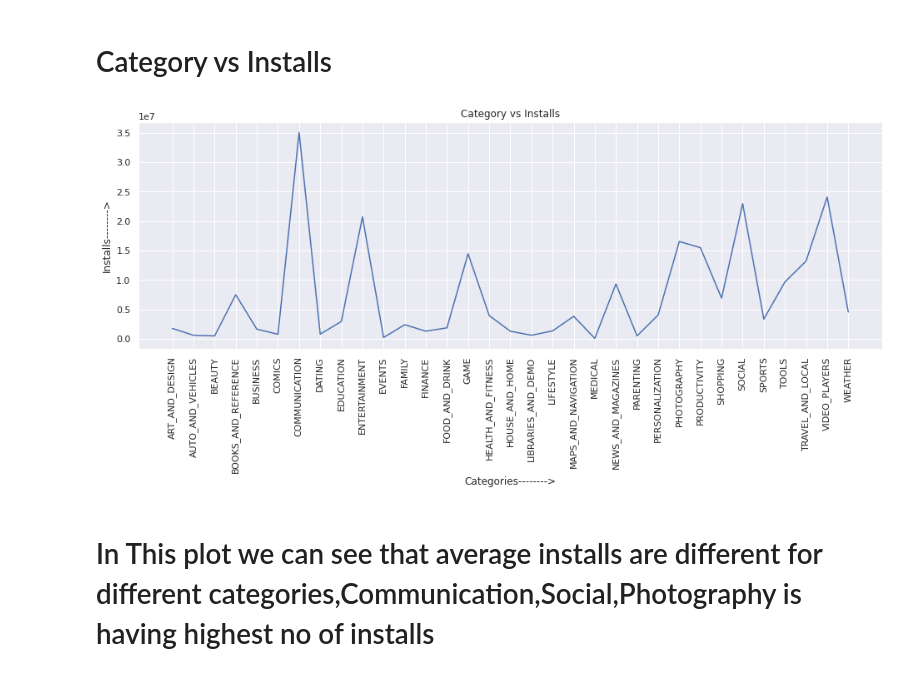
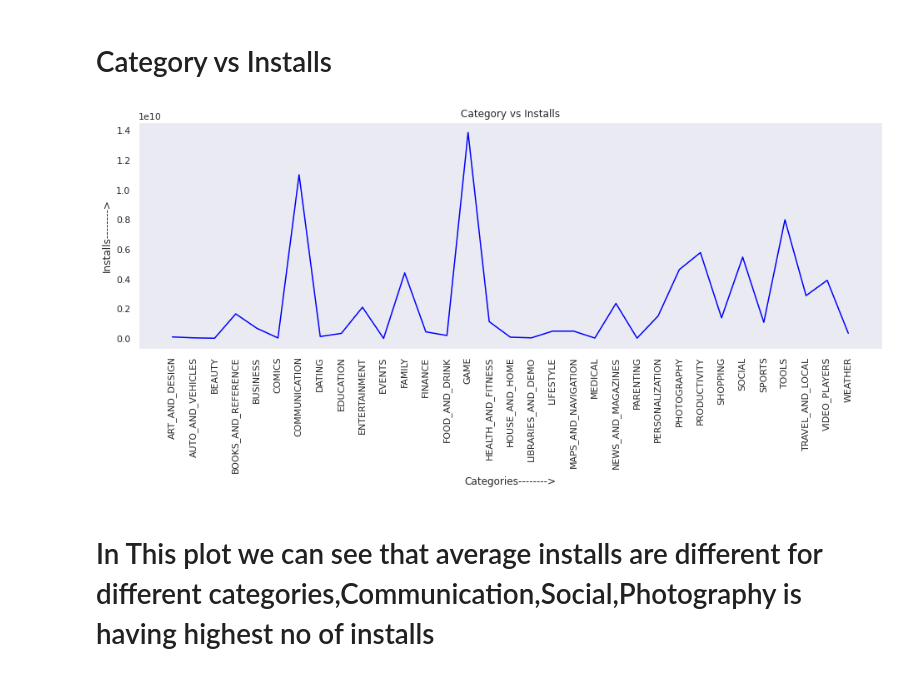
Before and after one commit to Akramkhan01/Capstone-Project-Play-Store-App-Review-Analysis, a Jupyter notebook: EDA_Play_Store_App_Review_Analysis_Capstone_Project.ipynb, the cells around one changed output. Cells and saved outputs as stored; diff of their text form; code cells hidden in the pictures.

```diff
--- a/EDA_Play_Store_App_Review_Analysis_Capstone_Project.ipynb
+++ b/EDA_Play_Store_App_Review_Analysis_Capstone_Project.ipynb
@@ -17,7 +17,7 @@ drive.mount('/content/drive')
 # %% [output]
 Drive already mounted at /content/drive; to attempt to forcibly remount, call drive.mount("/content/drive", force_remount=True).
 # %%
-google_data = pd.read_csv('/content/drive/MyDrive/Capstone Project/Play Store Data.csv')
+google_data = pd.read_csv('/content/drive/MyDrive/Play Store App Review Analysis - Akram Khan/Play Store Data.csv')
 
 #user_reviews= pd.read_csv('/content/drive/MyDrive/Capstone Project/User Reviews.csv')
 # %%
@@ -641,21 +635,22 @@ Pass the following variables as keyword args: x, y. From version 0.12, the only
 #From the above scatter plot it can be concluded that sentiment subjectivity is not always proportional to sentiment polarity but in maximum number of cases, it shows a proportional behavior when variance is too high or low.
 # %%
 grp=google_data.groupby('Category')
-x=grp['Installs'].agg(np.mean)
+x=grp['Installs'].agg(np.sum)
 y=grp['Price'].agg(np.sum)
 z=grp['Reviews'].agg(np.mean)
 # %% [markdown]
 # Category vs Installs
 # %%
 plt.figure(figsize=(16,5))
-plt.plot(x ,  color='b')
+plt.plot(x ,  color='blue')
 plt.xticks(rotation=90)
 plt.title('Category vs Installs')
 plt.xlabel('Categories-------->')
 plt.ylabel('Installs-------->')
+plt.grid()
 plt.show()
 # %% [output]
-[figure, old version]
+[figure, new version]
 # %% [markdown]
 # In This plot we can see that  average installs are different for different categories,Communication,Social,Photography is having highest no of installs
 # %% [markdown]
```
Also changed, not shown: parts of 36 cells of this notebook.
